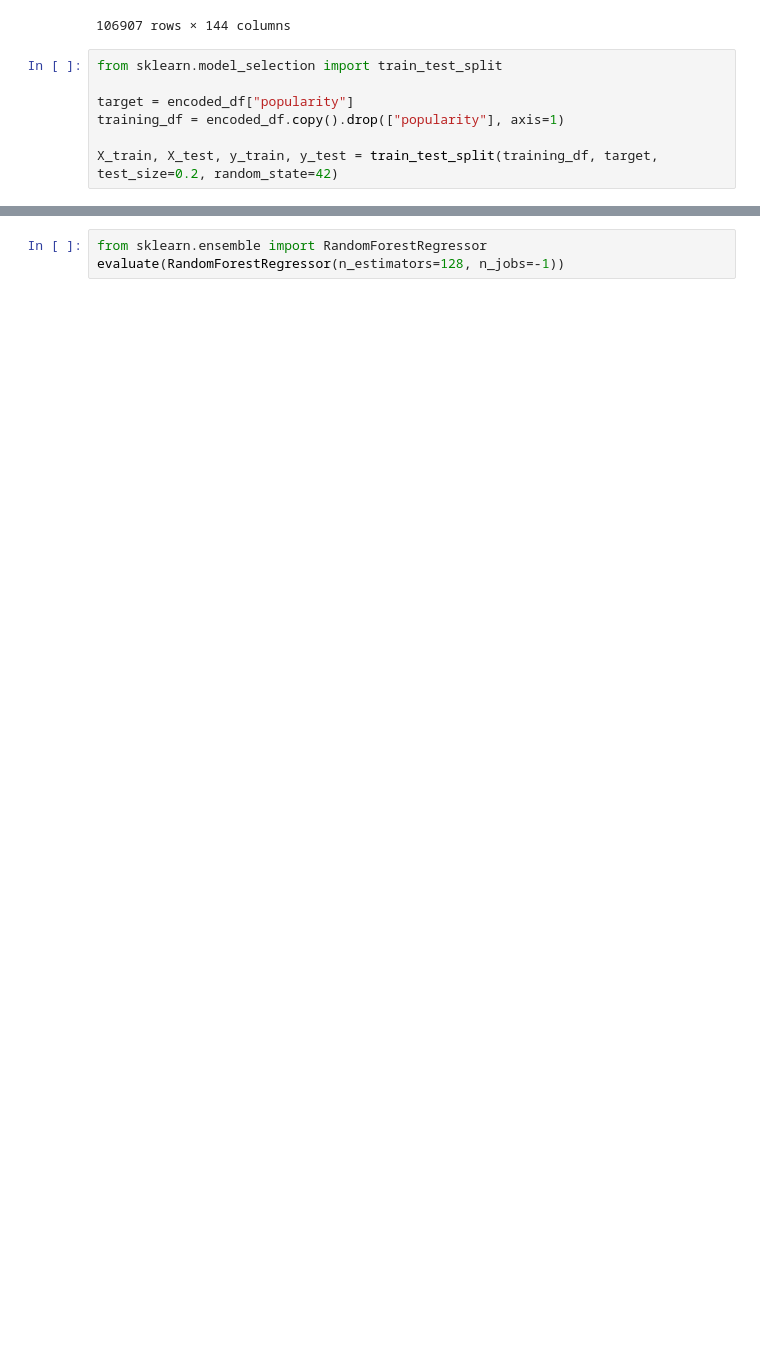
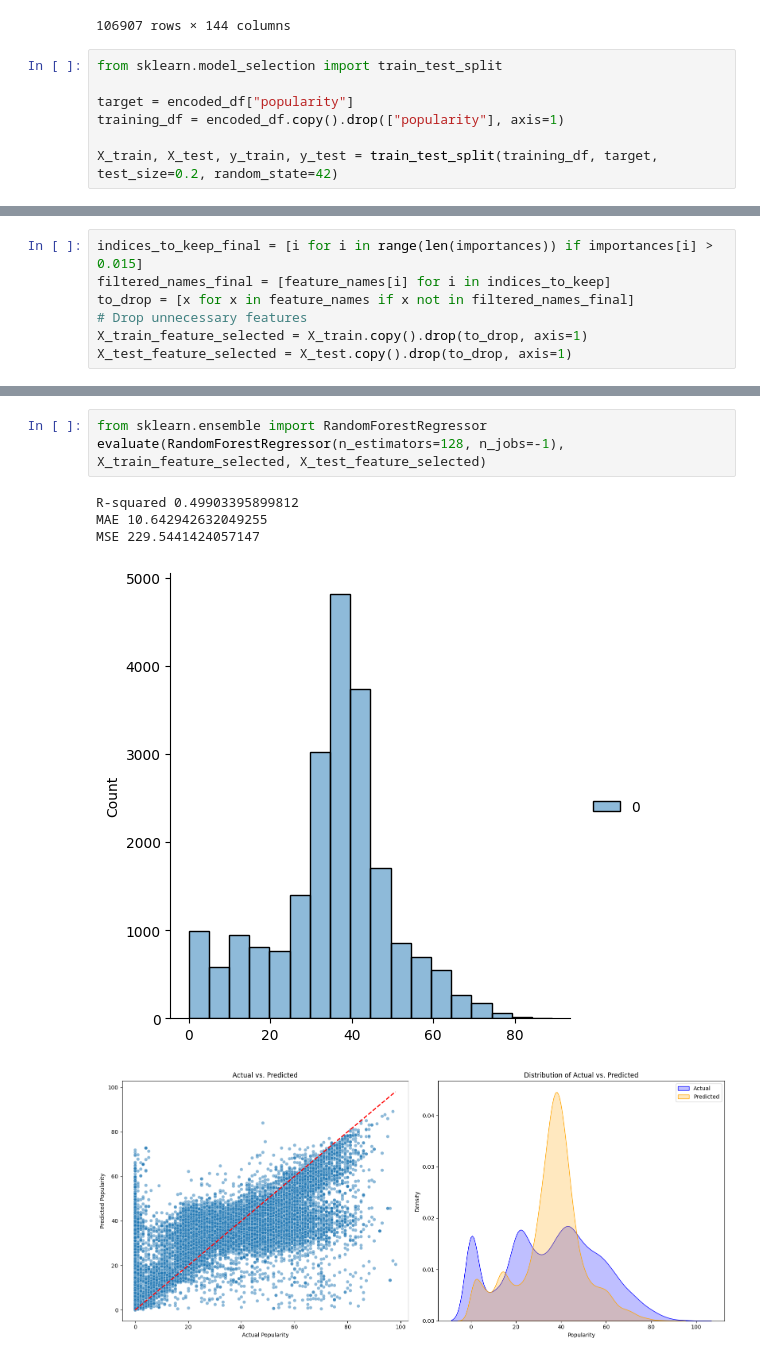
Before and after one commit to despertom/spotify-popularity-prediction, a Jupyter notebook: Project.ipynb, the cells around one changed output, grey strips where cells are left out. Drawn from its saved outputs; the diff is of its cells as text; blank space fills up the shorter version.

```diff
--- a/Project.ipynb
+++ b/Project.ipynb
@@ -230,3 +264,10 @@ ModuleNotFoundError: No module named 'keras'
+# %%
+indices_to_keep_final = [i for i in range(len(importances)) if importances[i] > 0.015]
+filtered_names_final = [feature_names[i] for i in indices_to_keep]
+to_drop = [x for x in feature_names if x not in filtered_names_final]
+# Drop unnecessary features
+X_train_feature_selected = X_train.copy().drop(to_drop, axis=1)
+X_test_feature_selected = X_test.copy().drop(to_drop, axis=1)
 # %%
 from sklearn.linear_model import LinearRegression
 evaluate(LinearRegression())
@@ -233,5 +280,11 @@ evaluate(LinearRegression())
 # %%
 from sklearn.ensemble import RandomForestRegressor
-evaluate(RandomForestRegressor(n_estimators=128, n_jobs=-1))
+evaluate(RandomForestRegressor(n_estimators=128, n_jobs=-1), X_train_feature_selected, X_test_feature_selected)
+# %% [output]
+R-squared 0.49903395899812
+MAE 10.642942632049255
+MSE 229.5441424057147
+[figure, added]
+[figure, added]
 # %%
 from sklearn.ensemble import GradientBoostingRegressor
```
Also changed, not shown: parts of 16 cells of this notebook.
